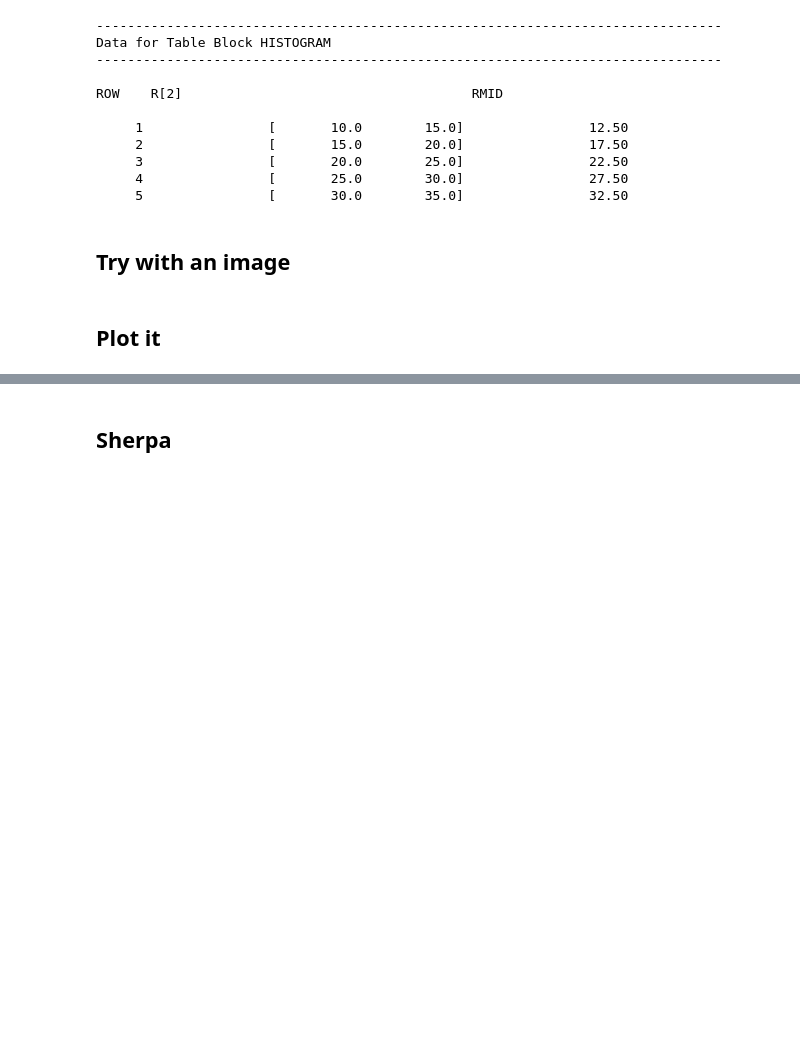
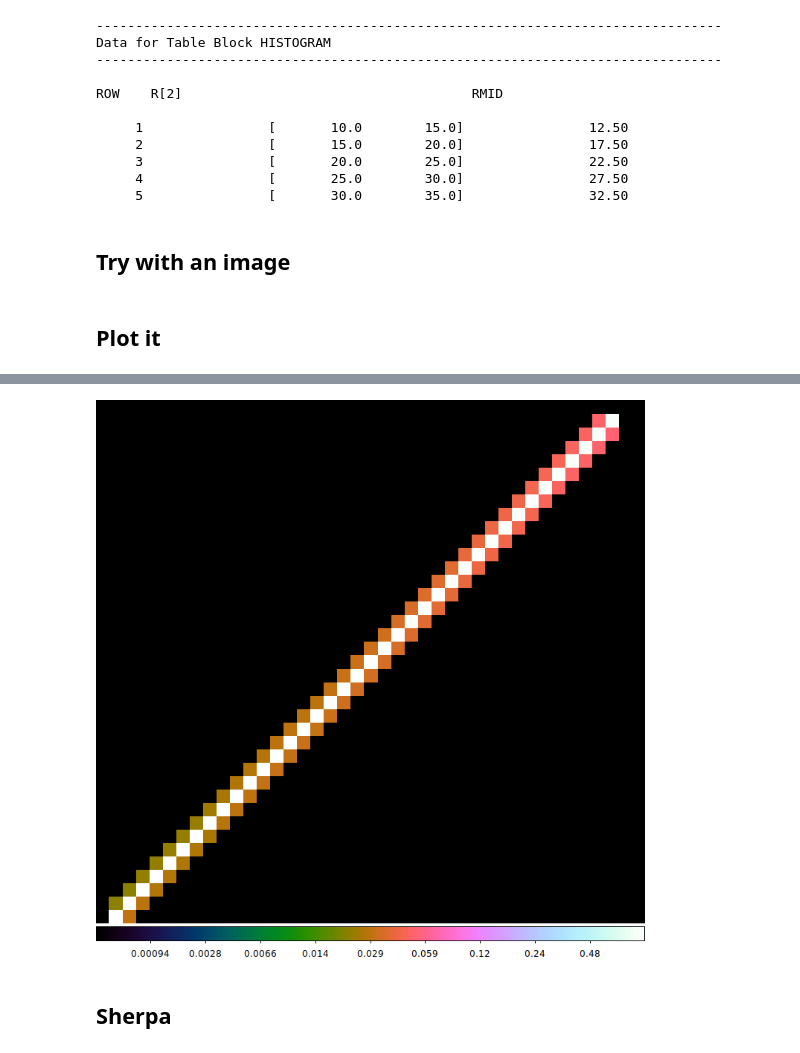
Before and after one commit to cxcsds/ciao-threads, a Jupyter notebook: radial_profile.ipynb, the cells around one changed output, grey strips where cells are left out. Saved outputs shown, nothing was run; the diff lists cells and outputs as text; code cells hidden in the pictures; blank space fills up the shorter version.

Commit message:
radial profile add mkrprm

```diff
--- a/radial_profile.ipynb
+++ b/radial_profile.ipynb
@@ -280,3 +302,9 @@ display < chips_02.png
+# %%
+ds9 mkrprm.img -view colorbar yes -cmap cubehelix1 -log -zoom to fit -saveimage png response_matrix.png -exit
+
+display < response_matrix.png
+# %% [output]
+[figure, added]
 # %% [markdown]
 ## Sherpa
 # %%
```
Also changed, not shown: parts of 11 cells of this notebook.
